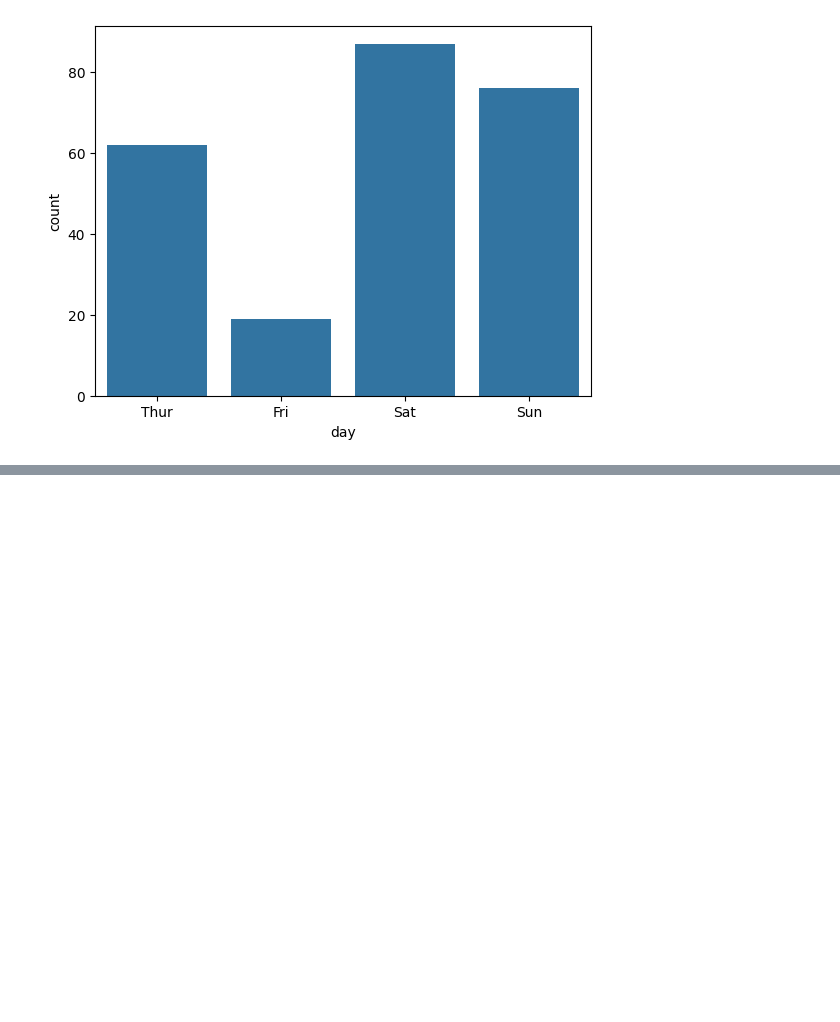
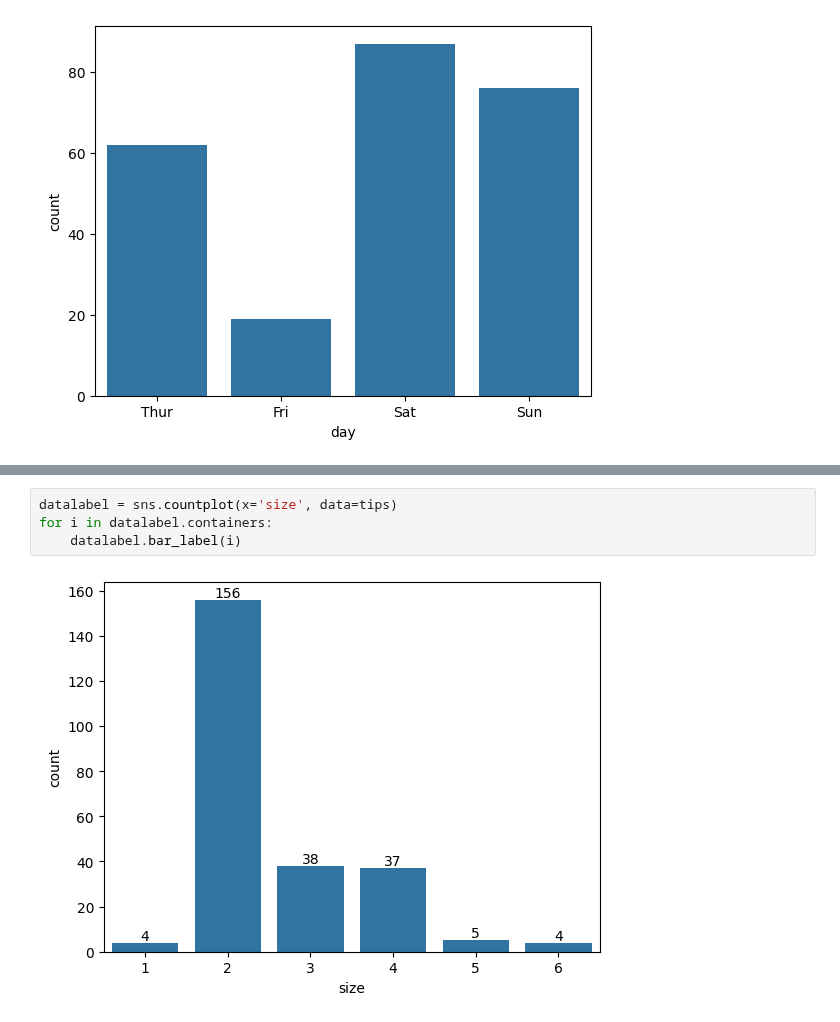
Before and after one commit to RaisulislamRimon/data-science-notes, a Jupyter notebook: module_9/module_9_class/class_1/2_data_visualization_seaborn_categorical_data_visualize.ipynb, the cells around one changed output, grey strips where cells are left out. Drawn from its saved outputs; the diff is of its cells as text; blank space fills up the shorter version.

```diff
--- a/module_9/module_9_class/class_1/2_data_visualization_seaborn_categorical_data_visualize.ipynb
+++ b/module_9/module_9_class/class_1/2_data_visualization_seaborn_categorical_data_visualize.ipynb
@@ -436,0 +441,6 @@ AttributeError: 'Axes' object has no attribute 'container'
+# %%
+datalabel = sns.countplot(x='size', data=tips)
+for i in datalabel.containers:
+    datalabel.bar_label(i)
+# %% [output]
+[figure, added]
```
Also changed, not shown: parts of 9 cells of this notebook.
